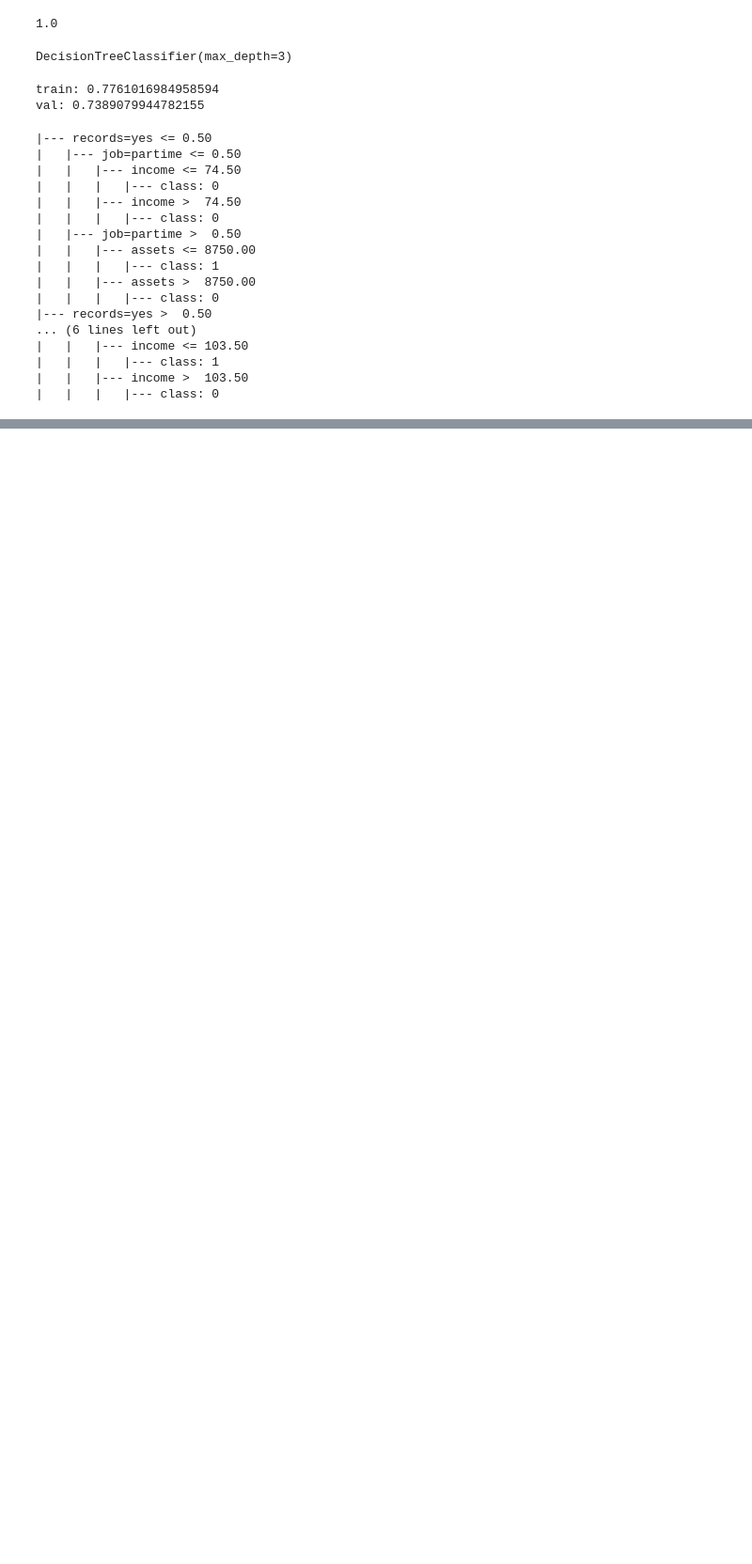
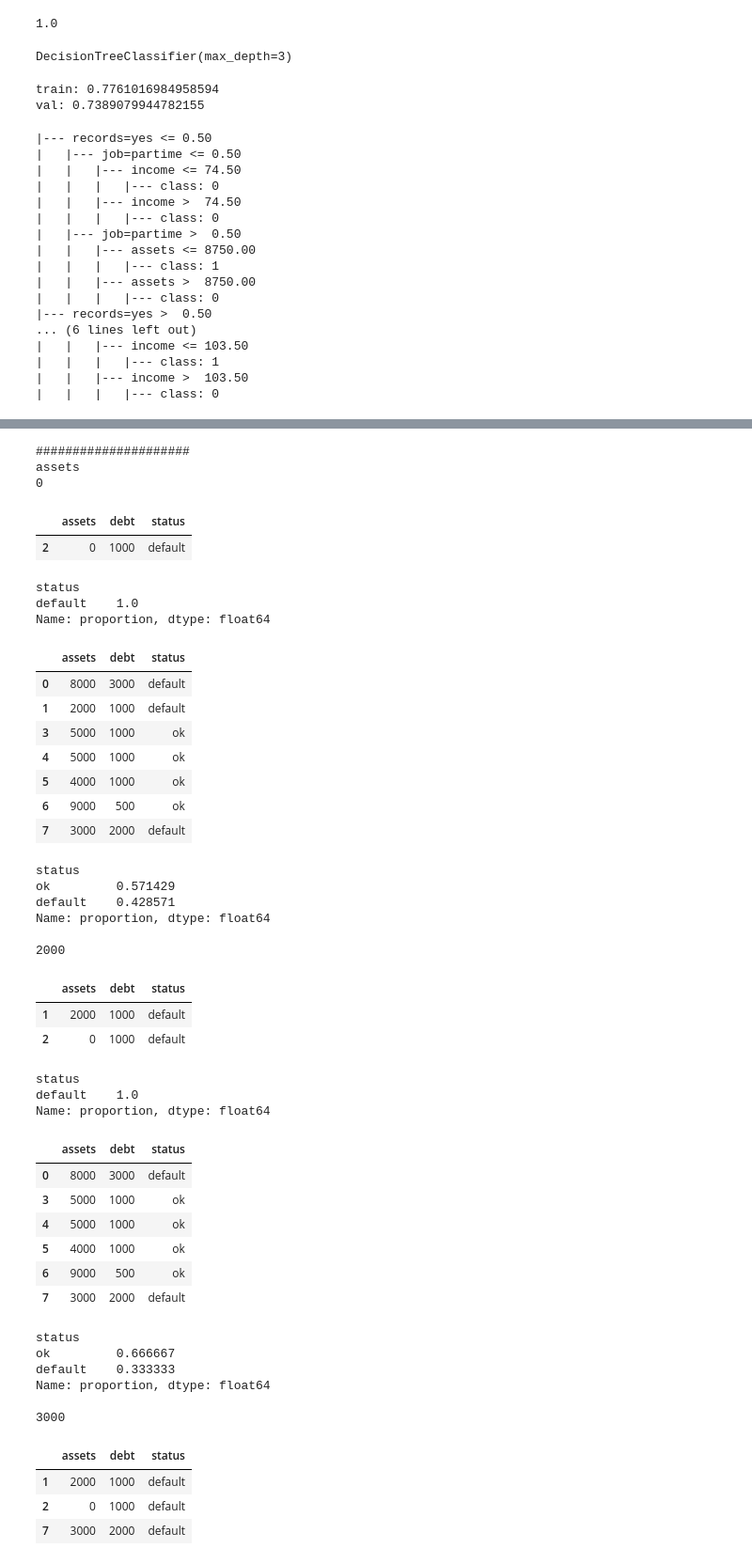
Before and after one commit to cyriljason7/machine-learning-zoomcamp-homework, a Jupyter notebook: 06-trees/decision_trees.ipynb, the cells around one changed output, grey strips where cells are left out. Shown: that part at 94% size. Drawn from its saved outputs; the diff is of its cells as text; code cells hidden in the pictures; blank space fills up the shorter version.

```diff
--- a/06-trees/decision_trees.ipynb
+++ b/06-trees/decision_trees.ipynb
@@ -282,0 +317,9 @@ print(export_text(dt, feature_names = dv.get_feature_names_out()))
+# %%
+T = 4000
+df_left = df_example[df_example.assets <= T]
+df_right = df_example[df_example.assets > T]
+
+display(df_left)
+print(df_left.status.value_counts(normalize=True))
+display(df_right)
+print(df_left.status.value_counts(normalize=True))
@@ -282,0 +449,67 @@ print(export_text(dt, feature_names = dv.get_feature_names_out()))
+# %%
+thresholds = {
+    'assets': [0, 2000, 3000, 4000, 5000, 8000],
+    'debt': [500, 1000, 2000]
+}
+# %%
+for feature, Ts in thresholds.items():
+    print('#####################')
+    print(feature)
+    for T in Ts:
+        print(T)
+        df_left = df_example[df_example[feature] <= T]
+        df_right = df_example[df_example[feature] > T]
+
+        display(df_left)
+        print(df_left.status.value_counts(normalize=True))
+        display(df_right)
+        print(df_right.status.value_counts(normalize=True))
+
+        print()
+    print('#####################')
+# %% [output]
+#####################
+assets
+0
+|  | assets | debt | status |
+| 2 | 0 | 1000 | default |
+status
+default    1.0
+Name: proportion, dtype: float64
+|  | assets | debt | status |
+| 0 | 8000 | 3000 | default |
+| 1 | 2000 | 1000 | default |
+| 3 | 5000 | 1000 | ok |
+| 4 | 5000 | 1000 | ok |
+| 5 | 4000 | 1000 | ok |
+| 6 | 9000 | 500 | ok |
+| 7 | 3000 | 2000 | default |
+status
+ok         0.571429
+default    0.428571
+Name: proportion, dtype: float64
+
+2000
+|  | assets | debt | status |
+| 1 | 2000 | 1000 | default |
+| 2 | 0 | 1000 | default |
+status
+default    1.0
+Name: proportion, dtype: float64
+|  | assets | debt | status |
+| 0 | 8000 | 3000 | default |
+| 3 | 5000 | 1000 | ok |
+| 4 | 5000 | 1000 | ok |
+| 5 | 4000 | 1000 | ok |
+| 6 | 9000 | 500 | ok |
+| 7 | 3000 | 2000 | default |
+status
+ok         0.666667
+default    0.333333
+Name: proportion, dtype: float64
+
+3000
+|  | assets | debt | status |
+| 1 | 2000 | 1000 | default |
+| 2 | 0 | 1000 | default |
+| 7 | 3000 | 2000 | default |
```
Also changed, not shown: parts of 13 cells of this notebook, 2 other files.
